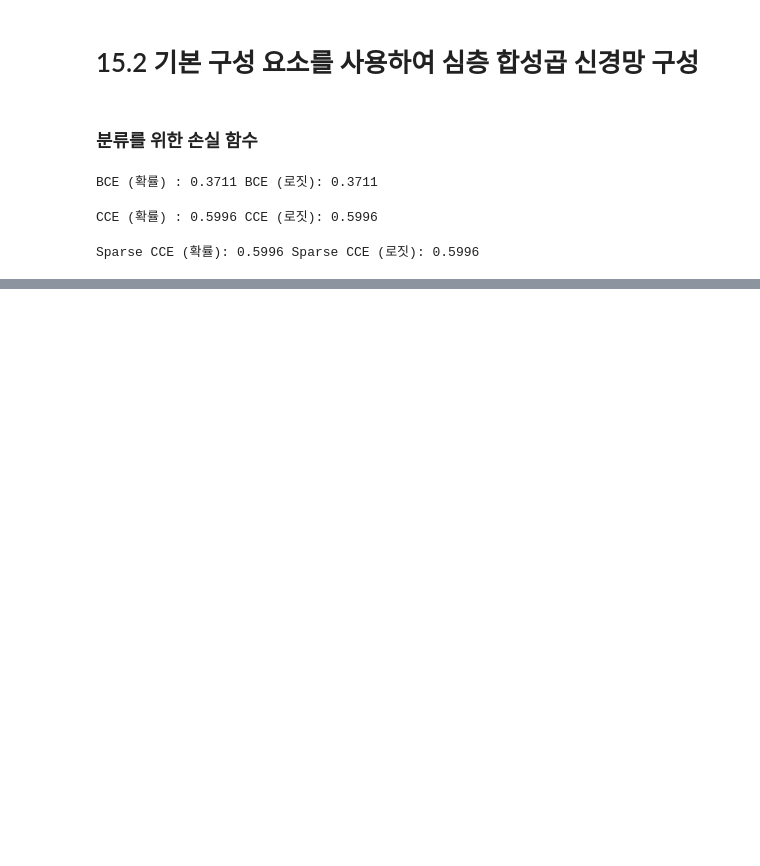
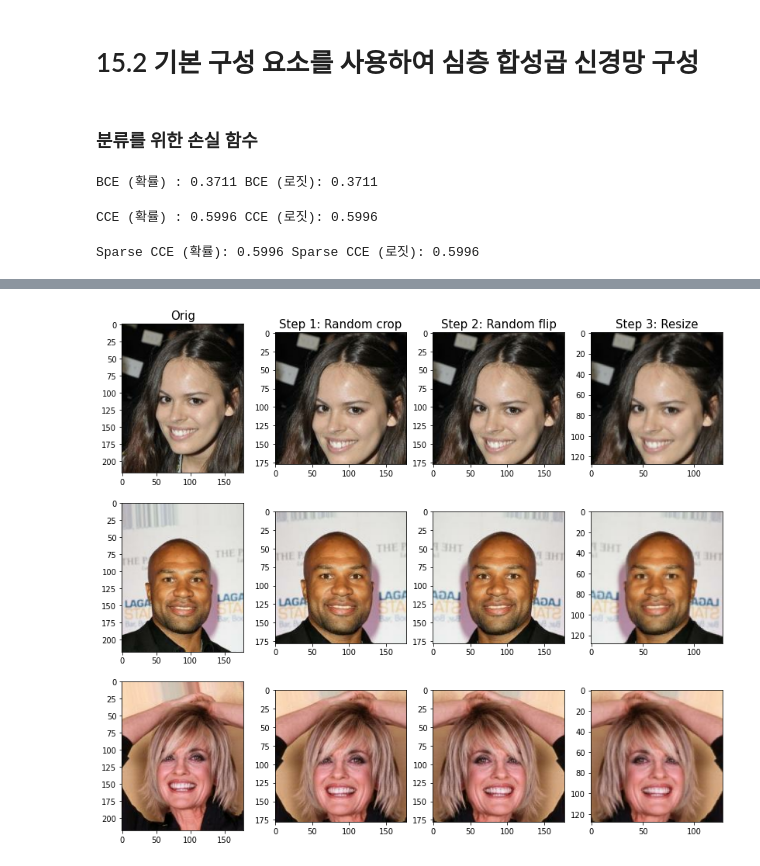
Before and after one commit to Soy0ungPark/study_mldl, a Jupyter notebook: 15_textbook.ipynb, the cells around one changed output, grey strips where cells are left out. Drawn from its saved outputs; the diff is of its cells as text; code cells hidden in the pictures; blank space fills up the shorter version.

```diff
--- a/15_textbook.ipynb
+++ b/15_textbook.ipynb
@@ -131,0 +383,37 @@ Sparse CCE (확률): 0.5996 Sparse CCE (로짓): 0.5996
+# %%
+## 이미지를 랜덤하게 자라 내고 뒤집은 후 마지막으로 원하는 크기에 맞게 변환하기 ##
+
+tf.random.set_seed(1)
+fig = plt.figure(figsize=(14, 12))
+for i, example in enumerate(celeba_train.take(3)):
+  image = example['image']
+
+  ax = fig.add_subplot(3, 4, i*4+1)
+  ax.imshow(image)
+  if i == 0:
+    ax.set_title('Orig', size=15)
+
+  ax = fig.add_subplot(3, 4, i*4+2)
+  img_crop = tf.image.random_crop(image, size=(178, 178, 3))
+  ax.imshow(img_crop)
+
+  if i == 0:
+    ax.set_title('Step 1: Random crop', size=15)
+
+  ax = fig.add_subplot(3, 4, i*4+3)
+  img_flip = tf.image.random_flip_left_right(img_crop)
+  ax.imshow(tf.cast(img_flip, tf.uint8))
+  if i == 0:
+    ax.set_title('Step 2: Random flip', size=15)
+
+  ax = fig.add_subplot(3,4, i*4+4)
+
+  img_resize = tf.image.resize(img_flip, size=(128, 128))
+  ax.imshow(tf.cast(img_resize, tf.uint8))
+
+  if i == 0:
+    ax.set_title('Step 3: Resize', size=15)
+
+plt.show()
+# %% [output]
+[figure, added]
```
Also changed, not shown: parts of 31 cells of this notebook.
